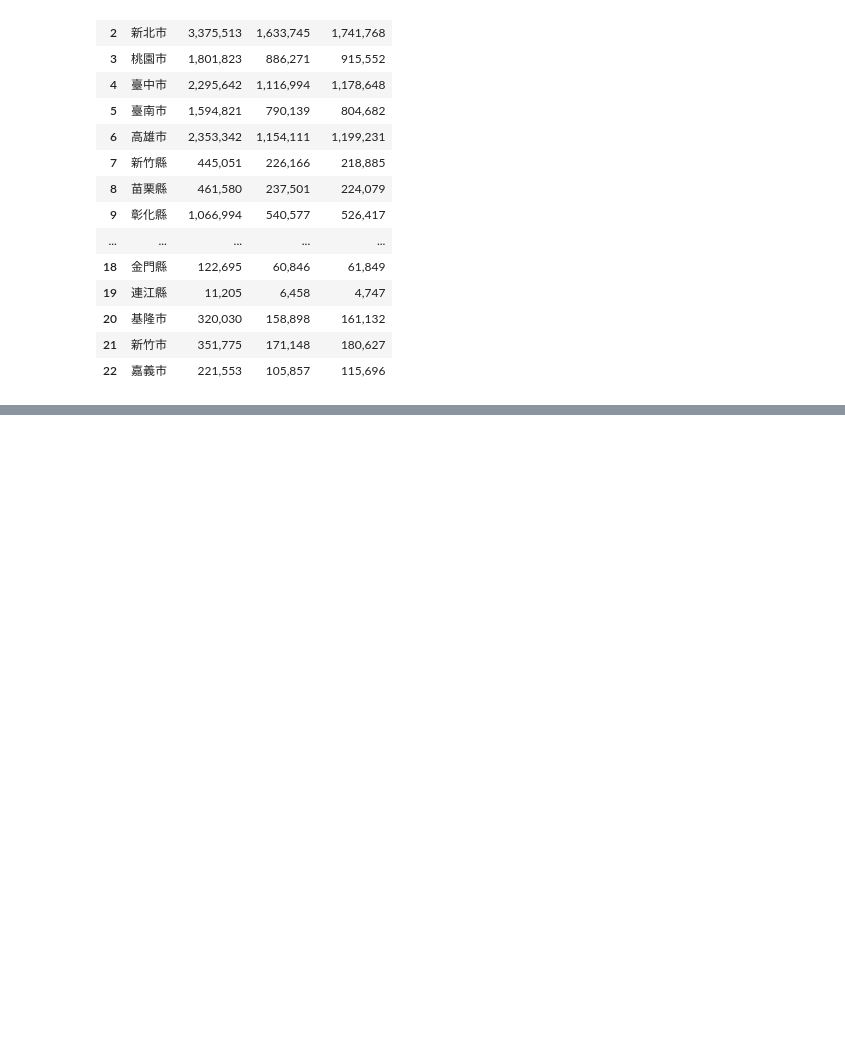
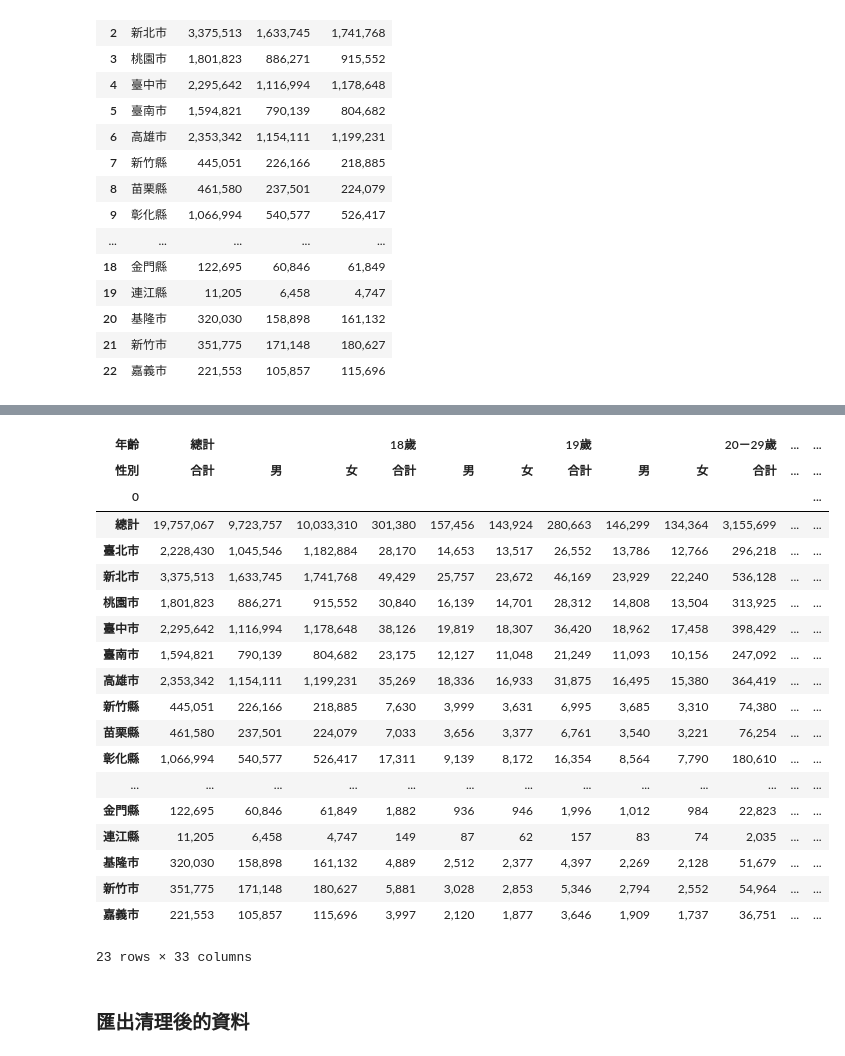
Before and after one commit to rfrd-tw/taiwan-2018, a Jupyter notebook: eligible_voters.ipynb, the cells around one changed output, grey strips where cells are left out. Cells and saved outputs as stored; diff of their text form; code cells hidden in the pictures; blank space fills up the shorter version.

```diff
--- a/eligible_voters.ipynb
+++ b/eligible_voters.ipynb
@@ -109,0 +112,4 @@ df_by_city.to_csv(output_filename)
+# %%
+datapath = "rawdata/referendum_voters_by_age.csv"
+df_by_age_cols = pd.read_csv(datapath, header=None, comment="#", nrows=2)
+df_by_age_cols
@@ -109,0 +121,3 @@ df_by_city.to_csv(output_filename)
+# %%
+age_groups = df_by_age_cols.iloc[0,2::3]
+age_groups.values
@@ -109,0 +127,3 @@ df_by_city.to_csv(output_filename)
+# %%
+sex_groups = df_by_age_cols.iloc[1,1::]
+sex_groups.values
@@ -109,0 +134,4 @@ df_by_city.to_csv(output_filename)
+# %%
+datapath = "rawdata/referendum_voters_by_age.csv"
+df_by_age = pd.read_csv(datapath, header=None, comment="#", skiprows=7, index_col=0)
+df_by_age.T
@@ -109,0 +157,30 @@ df_by_city.to_csv(output_filename)
+# %%
+pairs = [(age, sex) for age in age_groups.values for sex in sex_groups.values[0:3] ]
+index = pd.MultiIndex.from_tuples(pairs, names=['年齡', '性別'])
+df_by_age2 = df_by_age.T
+df_by_age2.index = index
+df_by_age3 = df_by_age2.T
+df_by_age3
+# %% [output]
+| 年齡 | 總計 |  |  | 18歲 |  |  | 19歲 |  |  | 20－29歲 | ... | ... |
+| 性別 | 合計 | 男 | 女 | 合計 | 男 | 女 | 合計 | 男 | 女 | 合計 | ... | ... |
+| 0 |  |  |  |  |  |  |  |  |  |  |  | ... |
+| 總計 | 19,757,067 | 9,723,757 | 10,033,310 | 301,380 | 157,456 | 143,924 | 280,663 | 146,299 | 134,364 | 3,155,699 | ... | ... |
+| 臺北市 | 2,228,430 | 1,045,546 | 1,182,884 | 28,170 | 14,653 | 13,517 | 26,552 | 13,786 | 12,766 | 296,218 | ... | ... |
+| 新北市 | 3,375,513 | 1,633,745 | 1,741,768 | 49,429 | 25,757 | 23,672 | 46,169 | 23,929 | 22,240 | 536,128 | ... | ... |
+| 桃園市 | 1,801,823 | 886,271 | 915,552 | 30,840 | 16,139 | 14,701 | 28,312 | 14,808 | 13,504 | 313,925 | ... | ... |
+| 臺中市 | 2,295,642 | 1,116,994 | 1,178,648 | 38,126 | 19,819 | 18,307 | 36,420 | 18,962 | 17,458 | 398,429 | ... | ... |
+| 臺南市 | 1,594,821 | 790,139 | 804,682 | 23,175 | 12,127 | 11,048 | 21,249 | 11,093 | 10,156 | 247,092 | ... | ... |
+| 高雄市 | 2,353,342 | 1,154,111 | 1,199,231 | 35,269 | 18,336 | 16,933 | 31,875 | 16,495 | 15,380 | 364,419 | ... | ... |
+| 新竹縣 | 445,051 | 226,166 | 218,885 | 7,630 | 3,999 | 3,631 | 6,995 | 3,685 | 3,310 | 74,380 | ... | ... |
+| 苗栗縣 | 461,580 | 237,501 | 224,079 | 7,033 | 3,656 | 3,377 | 6,761 | 3,540 | 3,221 | 76,254 | ... | ... |
+| 彰化縣 | 1,066,994 | 540,577 | 526,417 | 17,311 | 9,139 | 8,172 | 16,354 | 8,564 | 7,790 | 180,610 | ... | ... |
+| ... | ... | ... | ... | ... | ... | ... | ... | ... | ... | ... | ... | ... |
+| 金門縣 | 122,695 | 60,846 | 61,849 | 1,882 | 936 | 946 | 1,996 | 1,012 | 984 | 22,823 | ... | ... |
+| 連江縣 | 11,205 | 6,458 | 4,747 | 149 | 87 | 62 | 157 | 83 | 74 | 2,035 | ... | ... |
+| 基隆市 | 320,030 | 158,898 | 161,132 | 4,889 | 2,512 | 2,377 | 4,397 | 2,269 | 2,128 | 51,679 | ... | ... |
+| 新竹市 | 351,775 | 171,148 | 180,627 | 5,881 | 3,028 | 2,853 | 5,346 | 2,794 | 2,552 | 54,964 | ... | ... |
+| 嘉義市 | 221,553 | 105,857 | 115,696 | 3,997 | 2,120 | 1,877 | 3,646 | 1,909 | 1,737 | 36,751 | ... | ... |
+23 rows × 33 columns
+# %% [markdown]
+### 匯出清理後的資料
```
Also changed, not shown: parts of 11 cells of this notebook, 3 other files.
